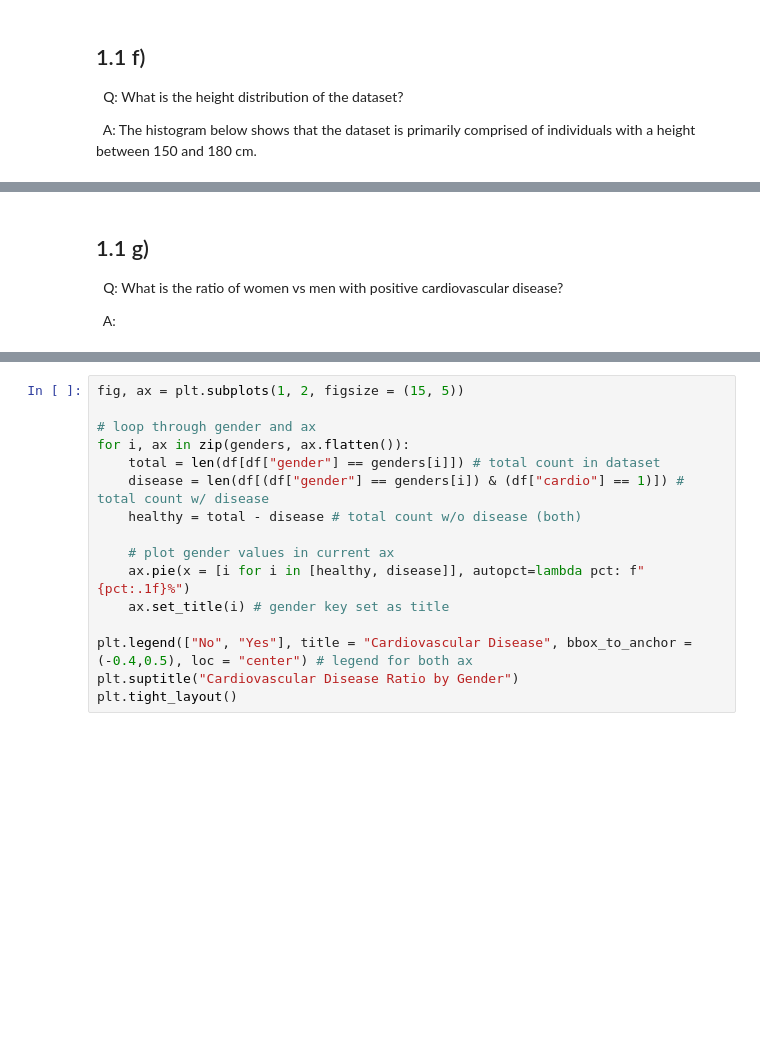
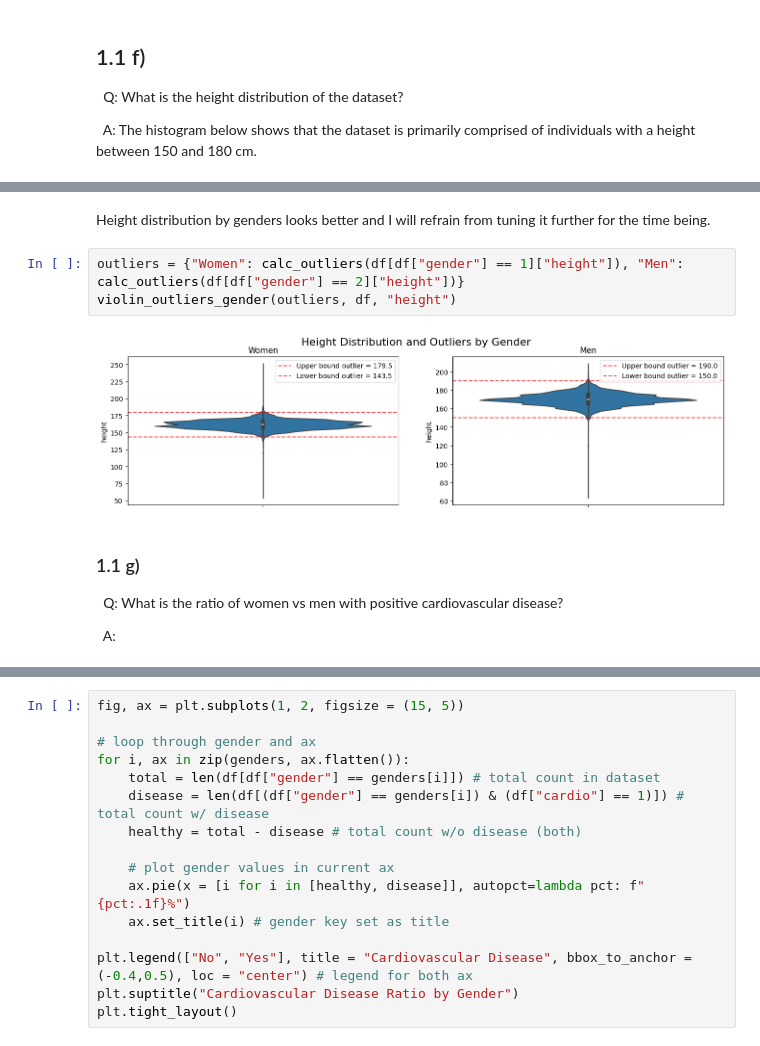
Before and after one commit to Wessnom/ML-AI23-Lab_Alexander_Wessner, a Jupyter notebook: data_analysis.ipynb, the cells around one changed output, grey strips where cells are left out. Cells and saved outputs as stored; diff of their text form; blank space fills up the shorter version.

```diff
--- a/data_analysis.ipynb
+++ b/data_analysis.ipynb
@@ -167,5 +218,12 @@ sns.displot(df["height"], kde=True, color="green")
+# %% [markdown]
+Height distribution by genders looks better and I will refrain from tuning it further for the time being.
+# %%
+outliers = {"Women": calc_outliers(df[df["gender"] == 1]["height"]), "Men": calc_outliers(df[df["gender"] == 2]["height"])}
+violin_outliers_gender(outliers, df, "height")
+# %% [output]
+[figure, added]
 # %% [markdown]
-## 1.1 g)
+### 1.1 g)
 
 &nbsp; Q: What is the ratio of women vs men with positive cardiovascular disease?
 
```
Also changed, not shown: parts of 32 cells of this notebook.
